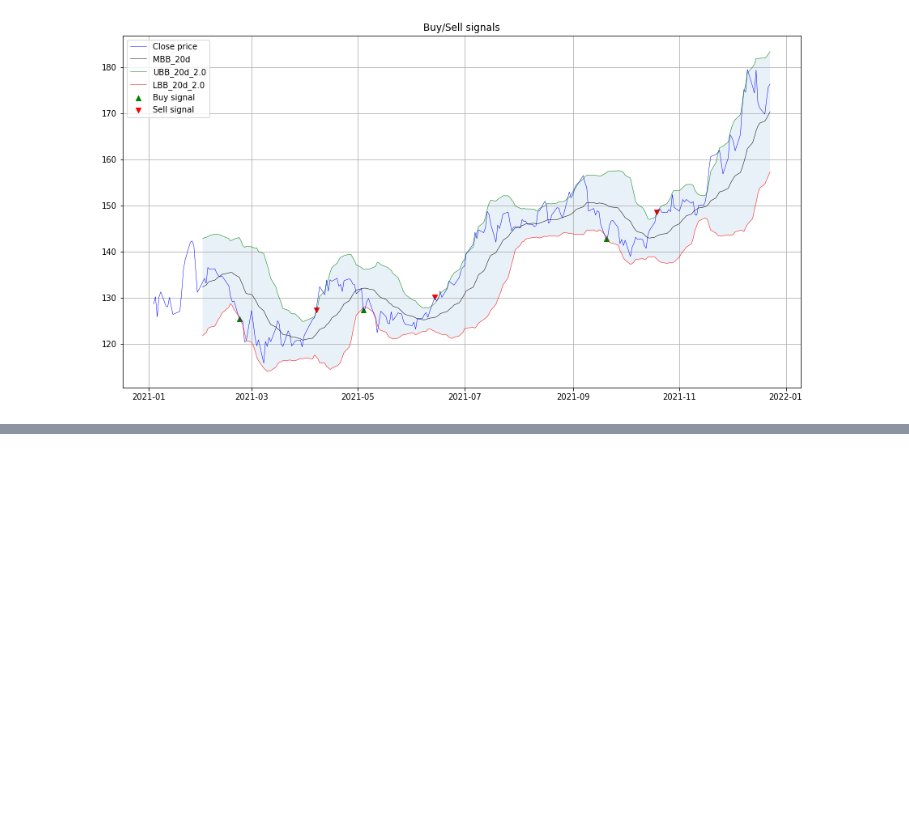
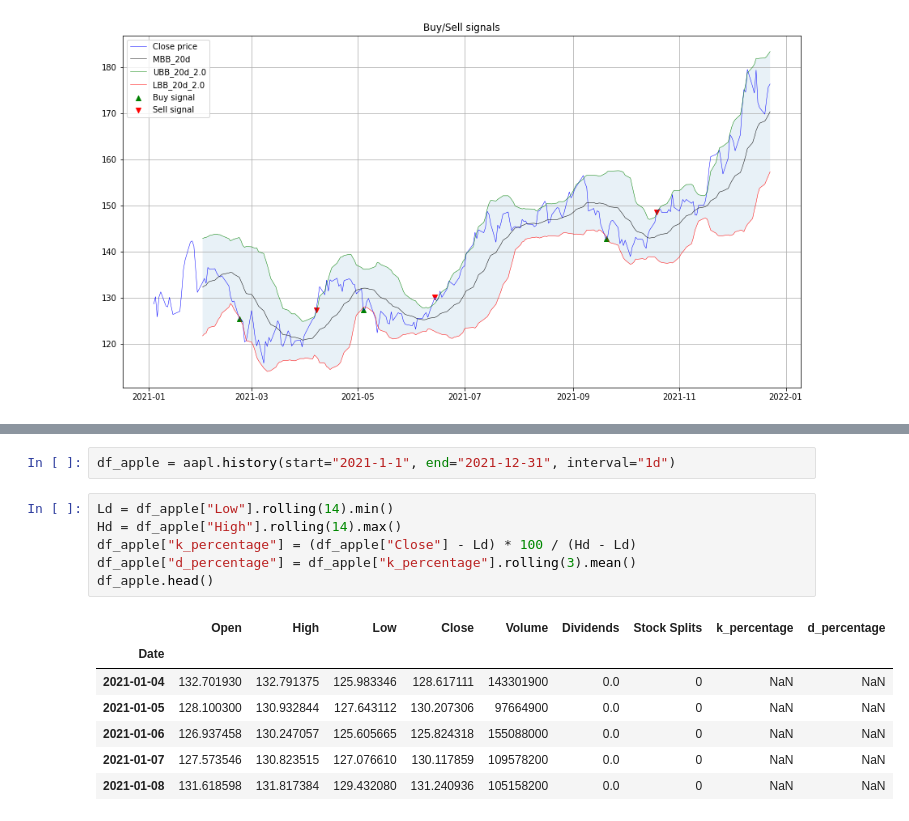
Before and after one commit to aahouzi/Stock-price-forecasting, a Jupyter notebook: notebooks/quantitative_trading_strategies.ipynb, the cells around one changed output, grey strips where cells are left out. Cells and saved outputs as stored; diff of their text form; blank space fills up the shorter version.

```diff
--- a/notebooks/quantitative_trading_strategies.ipynb
+++ b/notebooks/quantitative_trading_strategies.ipynb
@@ -444,0 +470,16 @@ plt.show()
+# %%
+df_apple = aapl.history(start="2021-1-1", end="2021-12-31", interval="1d")
+# %%
+Ld = df_apple["Low"].rolling(14).min()
+Hd = df_apple["High"].rolling(14).max()
+df_apple["k_percentage"] = (df_apple["Close"] - Ld) * 100 / (Hd - Ld)
+df_apple["d_percentage"] = df_apple["k_percentage"].rolling(3).mean()
+df_apple.head()
+# %% [output]
+|  | Open | High | Low | Close | Volume | Dividends | Stock Splits | k_percentage | d_percentage |
+| Date |  |  |  |  |  |  |  |  |  |
+| 2021-01-04 | 132.701930 | 132.791375 | 125.983346 | 128.617111 | 143301900 | 0.0 | 0 | NaN | NaN |
+| 2021-01-05 | 128.100300 | 130.932844 | 127.643112 | 130.207306 | 97664900 | 0.0 | 0 | NaN | NaN |
+| 2021-01-06 | 126.937458 | 130.247057 | 125.605665 | 125.824318 | 155088000 | 0.0 | 0 | NaN | NaN |
+| 2021-01-07 | 127.573546 | 130.823515 | 127.076610 | 130.117859 | 109578200 | 0.0 | 0 | NaN | NaN |
+| 2021-01-08 | 131.618598 | 131.817384 | 129.432080 | 131.240936 | 105158200 | 0.0 | 0 | NaN | NaN |
```
Also changed, not shown: parts of 9 cells of this notebook.
